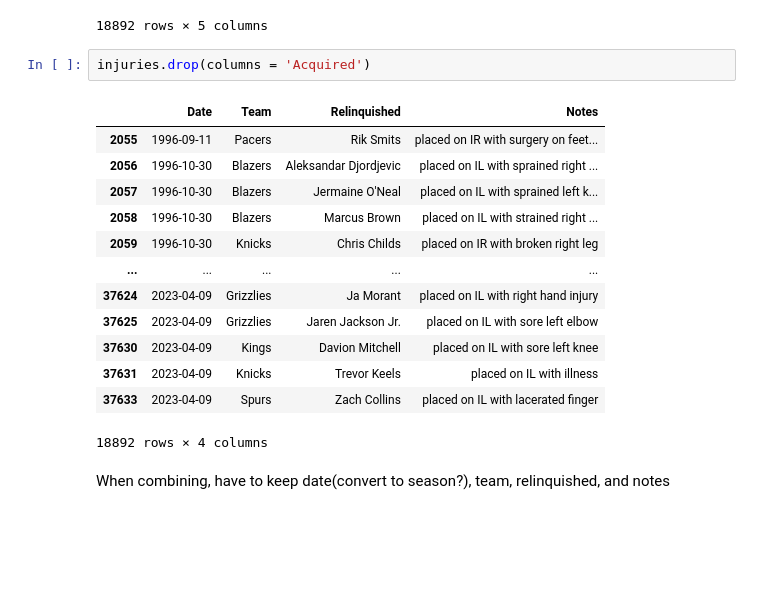
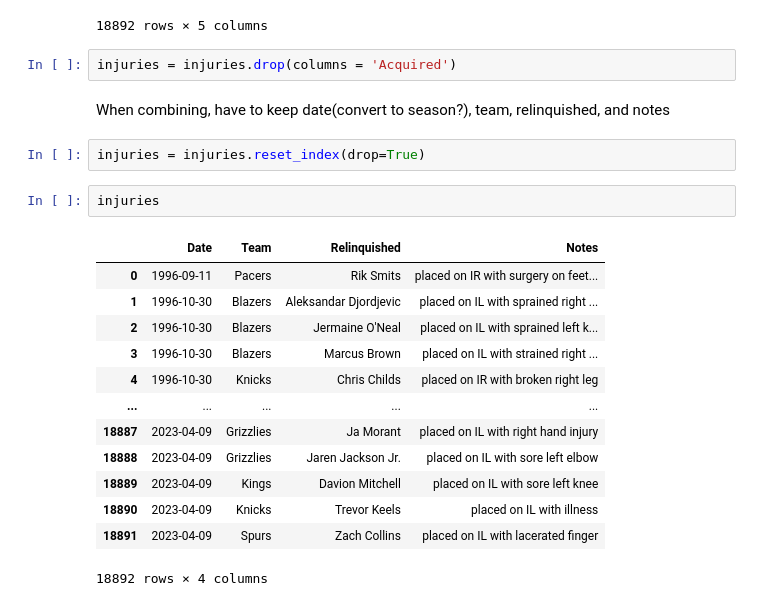
Before and after one commit to ab3131/NBAInjuryPredictor, a Jupyter notebook: NBAInjuryPredictor.ipynb, the cells around one changed output. Drawn from its saved outputs; the diff is of its cells as text; blank space fills up the shorter version.

```diff
--- a/NBAInjuryPredictor.ipynb
+++ b/NBAInjuryPredictor.ipynb
@@ -73,20 +96,24 @@ injuries
 | 37633 | 2023-04-09 | Spurs | NaN | Zach Collins | placed on IL with lacerated finger |
 18892 rows × 5 columns
 # %%
-injuries.drop(columns = 'Acquired')
+injuries = injuries.drop(columns = 'Acquired')
-# %% [output]
-|  | Date | Team | Relinquished | Notes |
-| 2055 | 1996-09-11 | Pacers | Rik Smits | placed on IR with surgery on feet... |
-| 2056 | 1996-10-30 | Blazers | Aleksandar Djordjevic | placed on IL with sprained right ... |
-| 2057 | 1996-10-30 | Blazers | Jermaine O'Neal | placed on IL with sprained left k... |
-| 2058 | 1996-10-30 | Blazers | Marcus Brown | placed on IL with strained right ... |
-| 2059 | 1996-10-30 | Knicks | Chris Childs | placed on IR with broken right leg |
-| ... | ... | ... | ... | ... |
-| 37624 | 2023-04-09 | Grizzlies | Ja Morant | placed on IL with right hand injury |
-| 37625 | 2023-04-09 | Grizzlies | Jaren Jackson Jr. | placed on IL with sore left elbow |
-| 37630 | 2023-04-09 | Kings | Davion Mitchell | placed on IL with sore left knee |
-| 37631 | 2023-04-09 | Knicks | Trevor Keels | placed on IL with illness |
-| 37633 | 2023-04-09 | Spurs | Zach Collins | placed on IL with lacerated finger |
-18892 rows × 4 columns
 # %% [markdown]
 When combining, have to keep date(convert to season?), team, relinquished, and notes
+# %%
+injuries = injuries.reset_index(drop=True)
+# %%
+injuries
+# %% [output]
+|  | Date | Team | Relinquished | Notes |
+| 0 | 1996-09-11 | Pacers | Rik Smits | placed on IR with surgery on feet... |
+| 1 | 1996-10-30 | Blazers | Aleksandar Djordjevic | placed on IL with sprained right ... |
+| 2 | 1996-10-30 | Blazers | Jermaine O'Neal | placed on IL with sprained left k... |
+| 3 | 1996-10-30 | Blazers | Marcus Brown | placed on IL with strained right ... |
+| 4 | 1996-10-30 | Knicks | Chris Childs | placed on IR with broken right leg |
+| ... | ... | ... | ... | ... |
+| 18887 | 2023-04-09 | Grizzlies | Ja Morant | placed on IL with right hand injury |
+| 18888 | 2023-04-09 | Grizzlies | Jaren Jackson Jr. | placed on IL with sore left elbow |
+| 18889 | 2023-04-09 | Kings | Davion Mitchell | placed on IL with sore left knee |
+| 18890 | 2023-04-09 | Knicks | Trevor Keels | placed on IL with illness |
+| 18891 | 2023-04-09 | Spurs | Zach Collins | placed on IL with lacerated finger |
+18892 rows × 4 columns
```
Also changed, not shown: parts of 8 cells of this notebook.
